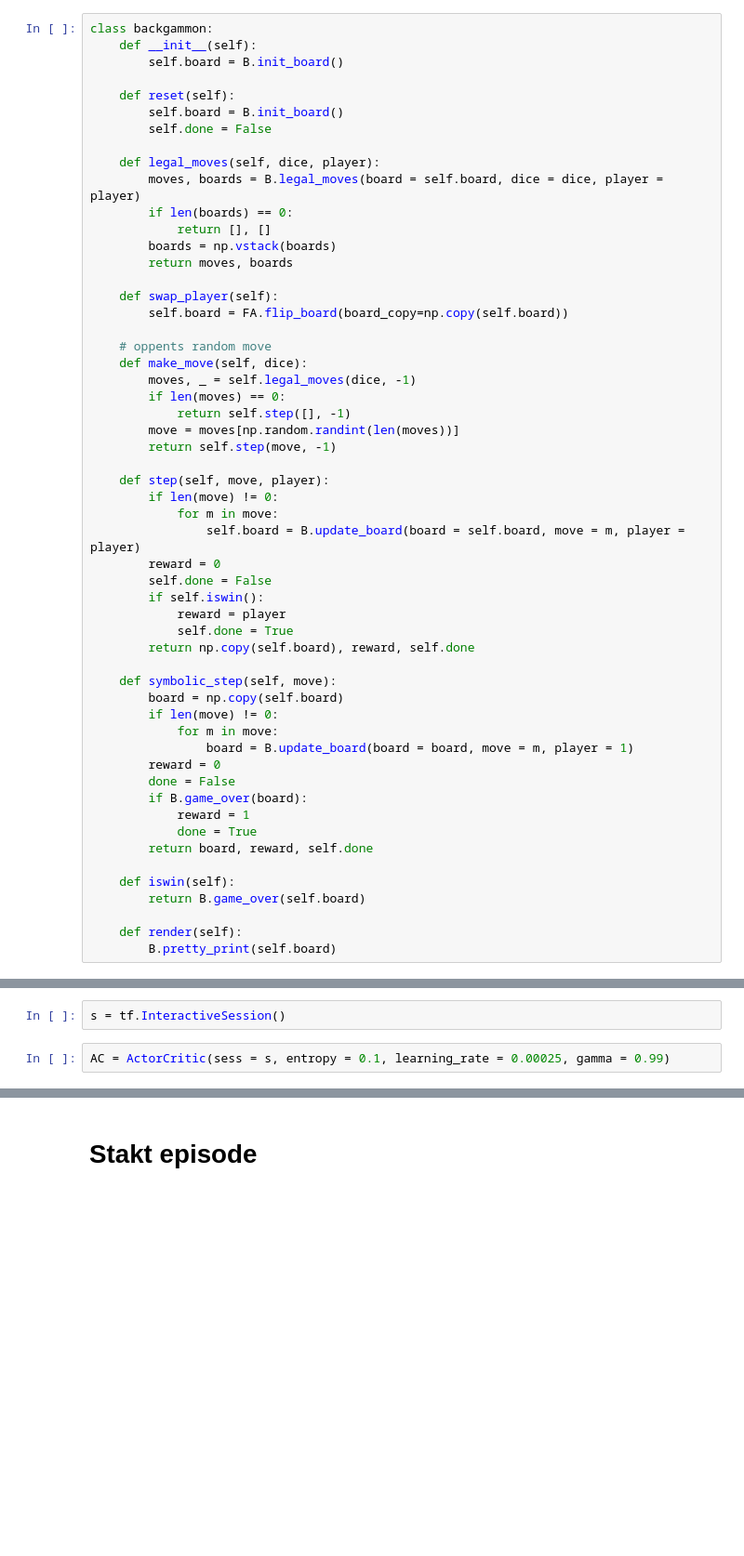
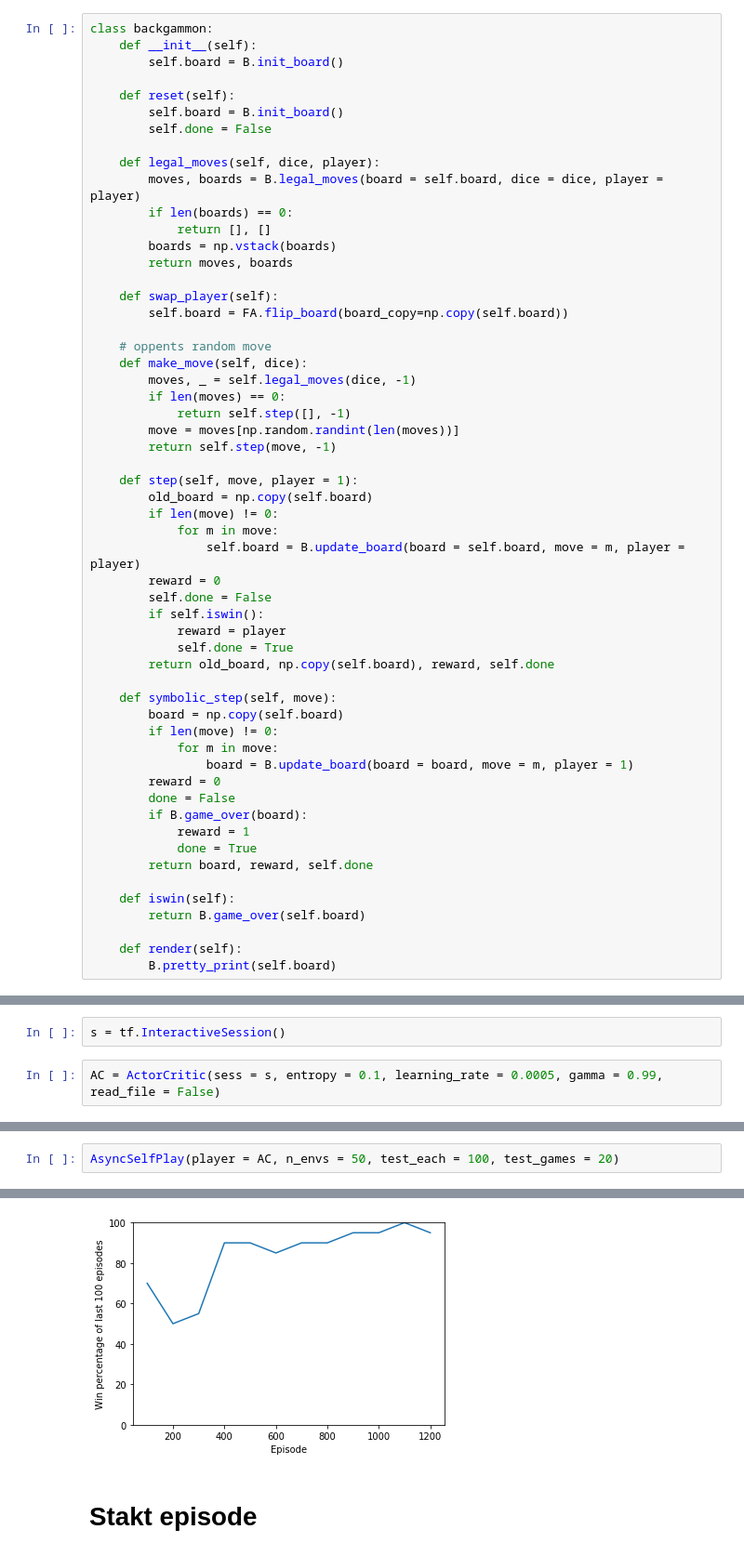
Before and after one commit to bgautijonsson/Backgammon, a Jupyter notebook: TensorflowWithClassEnv.ipynb, the cells around one changed output, grey strips where cells are left out. Shown at 93% size. Drawn from its saved outputs; the diff is of its cells as text; blank space fills up the shorter version.

Commit message:
bæta við asynchronous envs

```diff
--- a/TensorflowWithClassEnv.ipynb
+++ b/TensorflowWithClassEnv.ipynb
@@ -37,7 +41,8 @@ class backgammon:
         move = moves[np.random.randint(len(moves))]
         return self.step(move, -1)
 
-    def step(self, move, player):
+    def step(self, move, player = 1):
+        old_board = np.copy(self.board)
         if len(move) != 0:
             for m in move:
                 self.board = B.update_board(board = self.board, move = m, player = player)
@@ -46,7 +51,7 @@ class backgammon:
         if self.iswin():
             reward = player
             self.done = True
-        return np.copy(self.board), reward, self.done
+        return old_board, np.copy(self.board), reward, self.done
 
     def symbolic_step(self, move):
         board = np.copy(self.board)
@@ -316,4 +522,4 @@ SyntaxError: invalid syntax (<ipython-input-5-02a9ee519b92>, line 70)
 # %%
 s = tf.InteractiveSession()
 # %%
-AC = ActorCritic(sess = s, entropy = 0.1, learning_rate = 0.00025, gamma = 0.99)
+AC = ActorCritic(sess = s, entropy = 0.1, learning_rate = 0.0005, gamma = 0.99, read_file = False)
@@ -347,0 +546,3 @@ array([0.06, 0.06, 0.05, 0.05, 0.05, 0.04, 0.04, 0.04, 0.04, 0.04, 0.04,
+# %%
+AsyncSelfPlay(player = AC, n_envs = 50, test_each = 100, test_games = 20)
+# %% [output]
@@ -348,3 +554,4 @@ array([0.06, 0.06, 0.05, 0.05, 0.05, 0.04, 0.04, 0.04, 0.04, 0.04, 0.04,
+[figure, added]
 # %% [markdown]
 # Stakt episode
 # %% [markdown]
```
Also changed, not shown: parts of 20 cells of this notebook.
